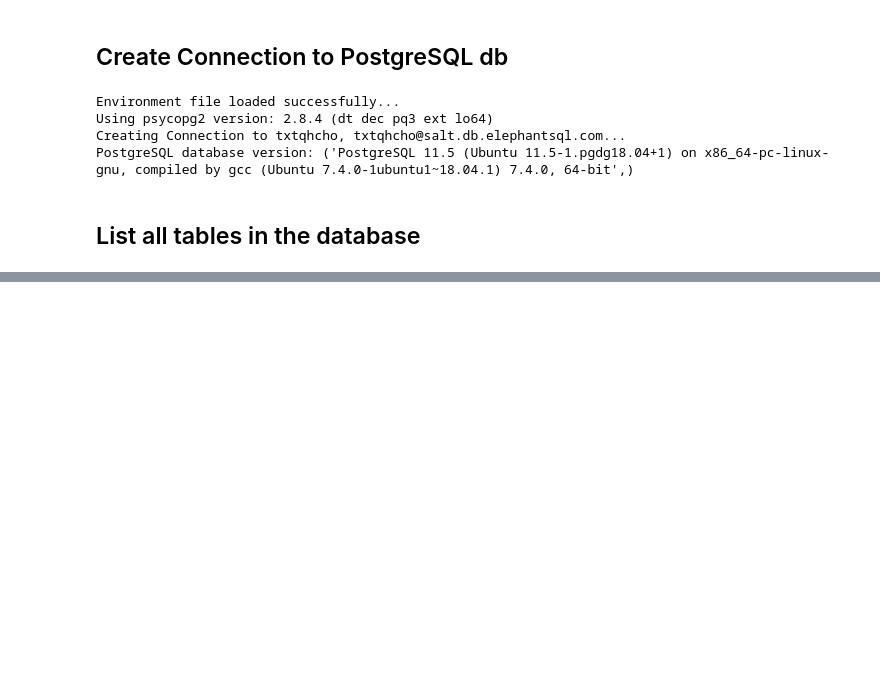
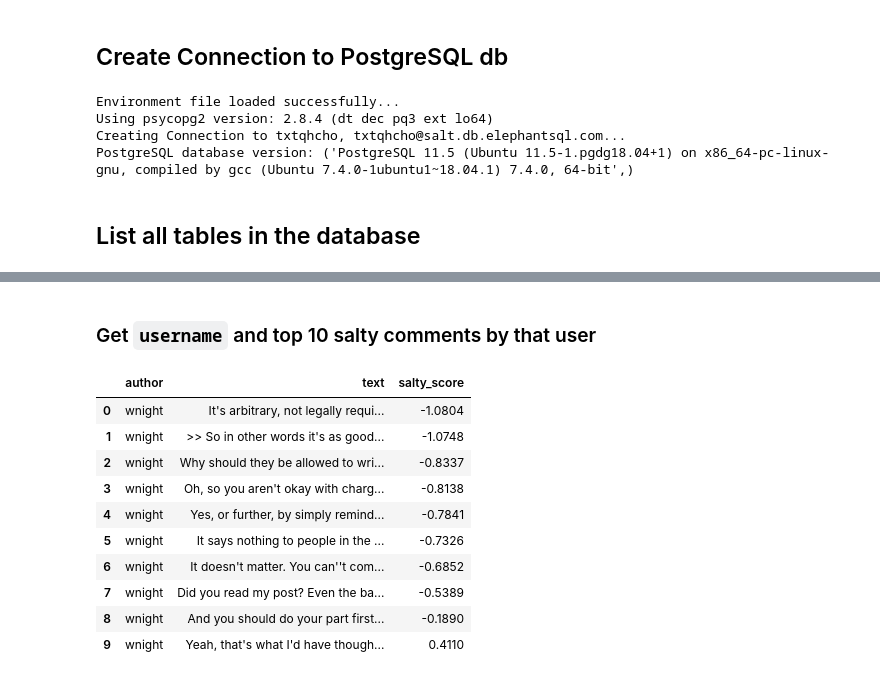
Before and after one commit to Build-Week-Hacker-News-Salty-Trolls/DS, a Jupyter notebook: notebooks/salty_users_examples.ipynb, the cells around one changed output, grey strips where cells are left out. Drawn from its saved outputs; the diff is of its cells as text; code cells hidden in the pictures; blank space fills up the shorter version.

```diff
--- a/notebooks/salty_users_examples.ipynb
+++ b/notebooks/salty_users_examples.ipynb
@@ -97,0 +133,22 @@ pgh.select_query(pg_conn, query)
+# %% [markdown]
+### Get `username` and top 10 salty comments by that user
+# %%
+pg_conn = pgh.create_connection()
+query = """SELECT author, text, salty_score
+FROM salt
+WHERE author = 'wnight'
+ORDER BY salty_score asc
+LIMIT 10;"""
+pgh.select_query(pg_conn, query)
+# %% [output]
+|  | author | text | salty_score |
+| 0 | wnight | It's arbitrary, not legally requi... | -1.0804 |
+| 1 | wnight | >> So in other words it's as good... | -1.0748 |
+| 2 | wnight | Why should they be allowed to wri... | -0.8337 |
+| 3 | wnight | Oh, so you aren't okay with charg... | -0.8138 |
+| 4 | wnight | Yes, or further, by simply remind... | -0.7841 |
+| 5 | wnight | It says nothing to people in the ... | -0.7326 |
+| 6 | wnight | It doesn't matter. You can''t com... | -0.6852 |
+| 7 | wnight | Did you read my post? Even the ba... | -0.5389 |
+| 8 | wnight | And you should do your part first... | -0.1890 |
+| 9 | wnight | Yeah, that's what I'd have though... | 0.4110 |
```
Also changed, not shown: parts of 9 cells of this notebook, 2 other files.
